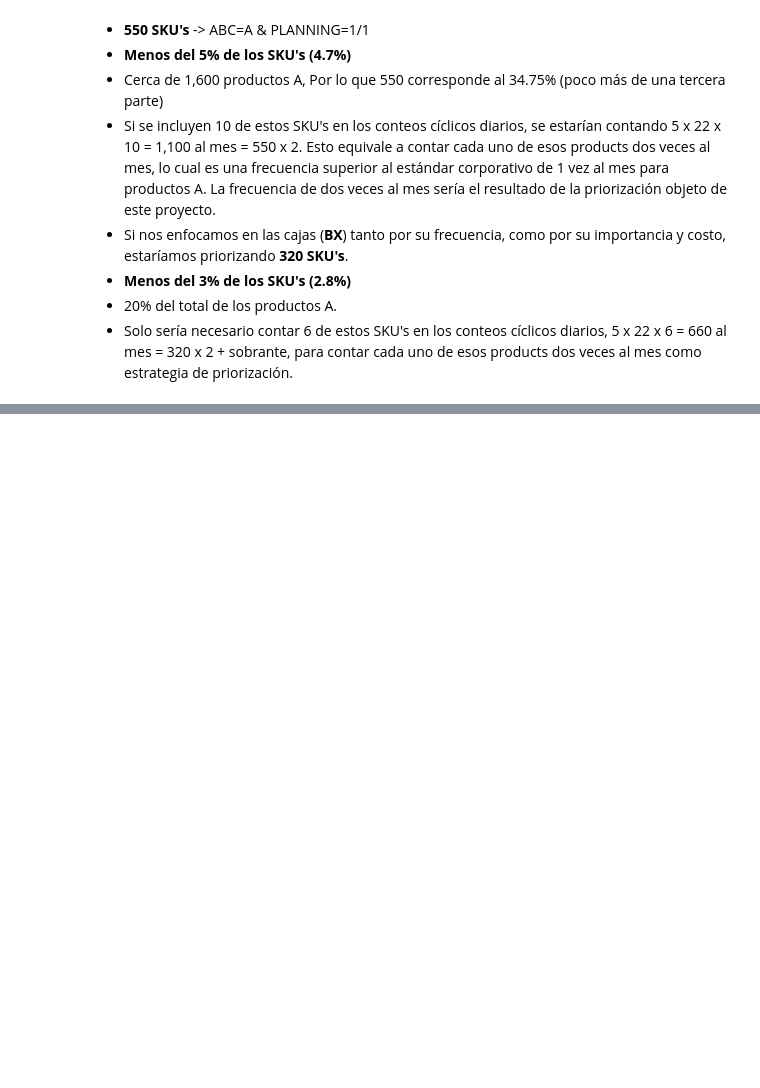
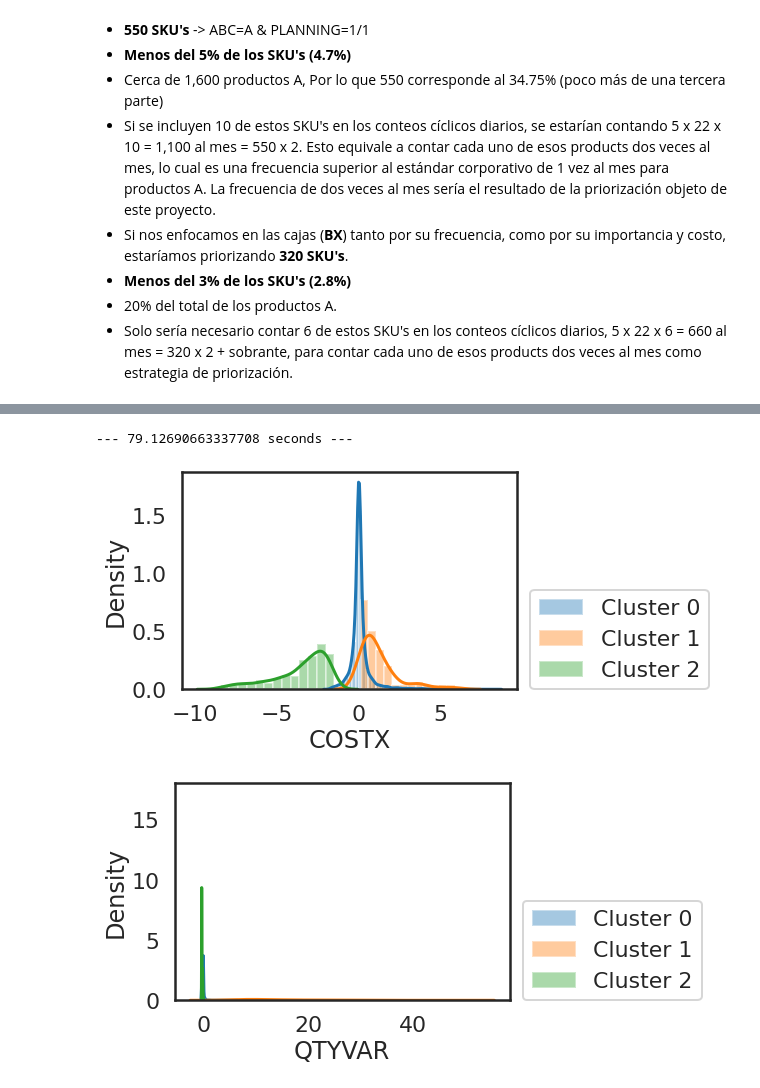
Before and after one commit to rjnakano/manejo-inventarios-pdg, a Jupyter notebook: Notebooks/TDG042521V1.ipynb, the cells around one changed output, grey strips where cells are left out. Saved outputs shown, nothing was run; the diff lists cells and outputs as text; code cells hidden in the pictures; blank space fills up the shorter version.

Commit message:
dataset menos cluster 2 original (8 filas) y k =3

```diff
--- a/Notebooks/TDG042521V1.ipynb
+++ b/Notebooks/TDG042521V1.ipynb
@@ -544,0 +611,3 @@ Cluster
+# %%
+data2 = pd.concat((catdf, scaled_features_df), axis = 1)
+data2
@@ -544,0 +628,25 @@ Cluster
+# %%
+catColumnsPos = [data2.columns.get_loc(col) for col in list(data2.select_dtypes('object').columns)]
+# %%
+# dataset menos los antiguos miembros del cluster 2 y k = 3
+k = 3
+gamma = 0.5
+import time
+start_time = time.time()
+kprototype = KPrototypes(n_jobs = -1, n_clusters = k, init = 'Huang', gamma = gamma, random_state = 0)
+kprototype.fit_predict(data2, categorical = catColumnsPos)
+print("--- %s seconds ---" % (time.time() - start_time))
+# %% [output]
+--- 79.12690663337708 seconds ---
+# %%
+data2['Cluster'] = kprototype.labels_
+# %%
+import matplotlib.pylab as plt
+for var in ['COSTX','QTYVAR']:
+    for i in range(k):
+        sns.distplot(data2.loc[data2['Cluster']==i,var], label= 'Cluster {}'.format(i));
+        plt.legend(loc=(1.04,0))
+    plt.show();
+# %% [output]
+[figure, added]
+[figure, added]
```
Also changed, not shown: parts of 28 cells of this notebook.
